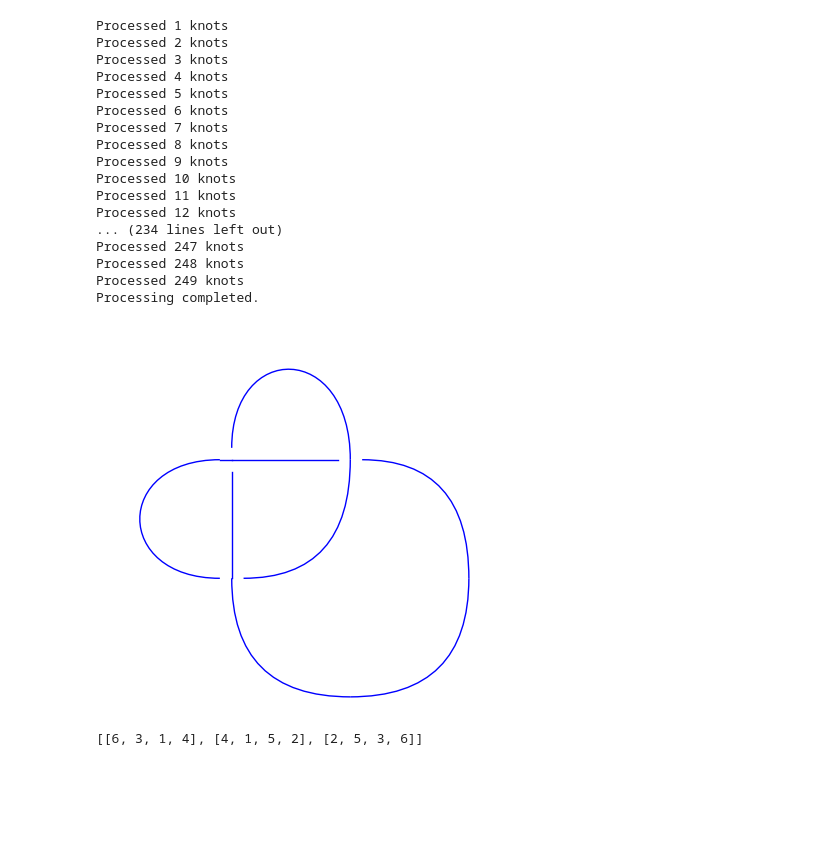
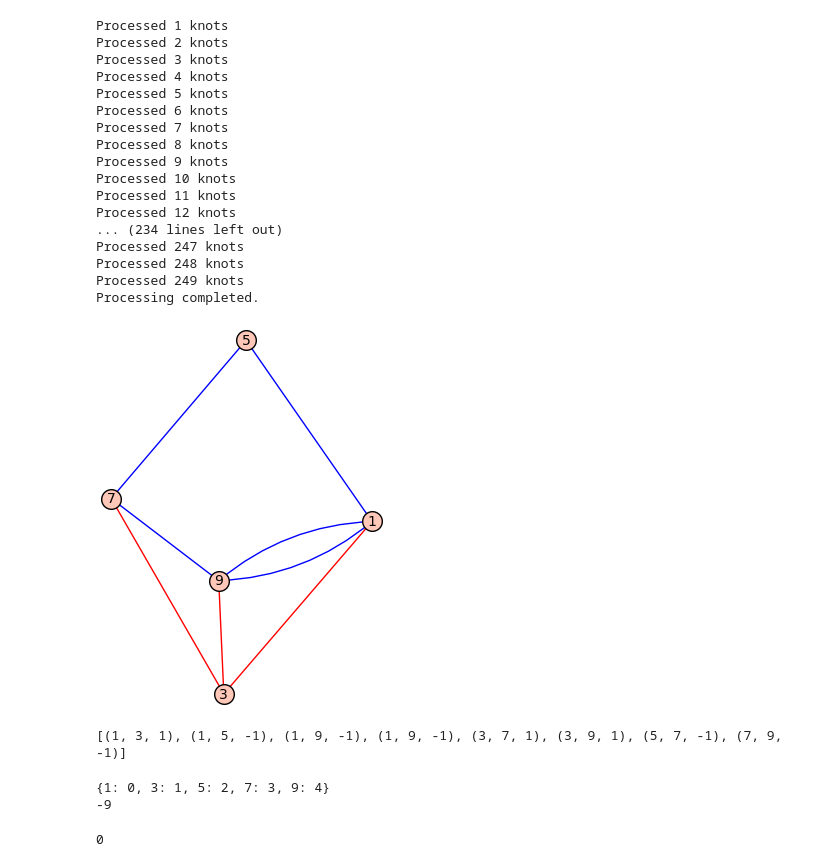
Before and after one commit to sadboyneedcodes/REU2024, a Jupyter notebook: late_night.ipynb, the cells around one changed output. Drawn from its saved outputs; the diff is of its cells as text; code cells hidden in the pictures; blank space fills up the shorter version.

Commit message:
added weighted laplacian for multigraphs

```diff
--- a/late_night.ipynb
+++ b/late_night.ipynb
@@ -321,10 +321,40 @@ def save_all_graphs_to_pdf(csv_file, output_pdf):
 csv_file = '/home/cawilson1/REU2024/REU2024-2/knot_info_inc_PD_with_tait_graphs.csv'  # Path to your CSV file
 output_pdf = '/home/cawilson1/REU2024/REU2024-2/all_tait_graphs_10_crossings.pdf'  # Path to the output PDF file
 save_all_graphs_to_pdf(csv_file, output_pdf)
-# %%
-K = knot_from_table(3,1)
-K.plot().show()
-K.pd_code()
-# %% [output]
-[figure, removed]
-[[6, 3, 1, 4], [4, 1, 5, 2], [2, 5, 3, 6]]
+# %%
+K = knot_from_table(8,20)
+black, white = tait_graph(K)
+color_and_plot_graph(white)
+white.edges()
+# %% [output]
+[figure, added]
+[(1, 3, 1), (1, 5, -1), (1, 9, -1), (1, 9, -1), (3, 7, 1), (3, 9, 1), (5, 7, -1), (7, 9, -1)]
+# %%
+def weighted_laplacian(G):
+    edge_list = G.edges()
+    vertices = G.get_vertices()
+    vert_list = G.vertices()
+    vert_dictionary = {value: key for key, value in enumerate(vertices)}
+    print(vert_dictionary)
+    n = G.order()
+    M = matrix(QQ, n, n)
+    for e in edge_list:
+        M[vert_dictionary[e[0]],vert_dictionary[e[1]]] += e[2]
+        M[vert_dictionary[e[1]],vert_dictionary[e[0]]] += e[2]
+        M[vert_dictionary[e[0]],vert_dictionary[e[0]]] -= e[2]
+        M[vert_dictionary[e[1]],vert_dictionary[e[1]]] -= e[2]
+    return M
+
+def reduced_weighted_laplacian(M, i):
+    return M.delete_rows([i]).delete_columns([i])
+
+L = weighted_laplacian(white)
+R = reduced_weighted_laplacian(L, 0)
+print(R.det())
+# %% [output]
+{1: 0, 3: 1, 5: 2, 7: 3, 9: 4}
+-9
+# %%
+K.signature()
+# %% [output]
+0
```
